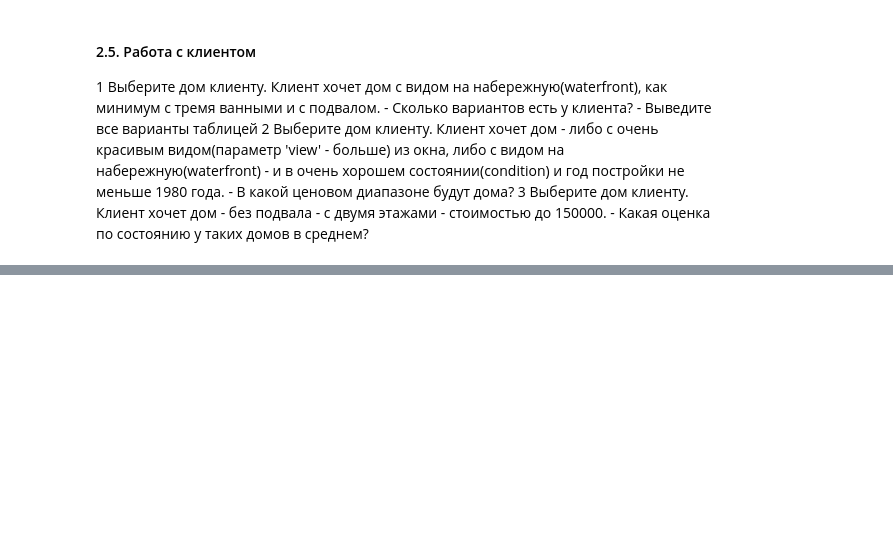
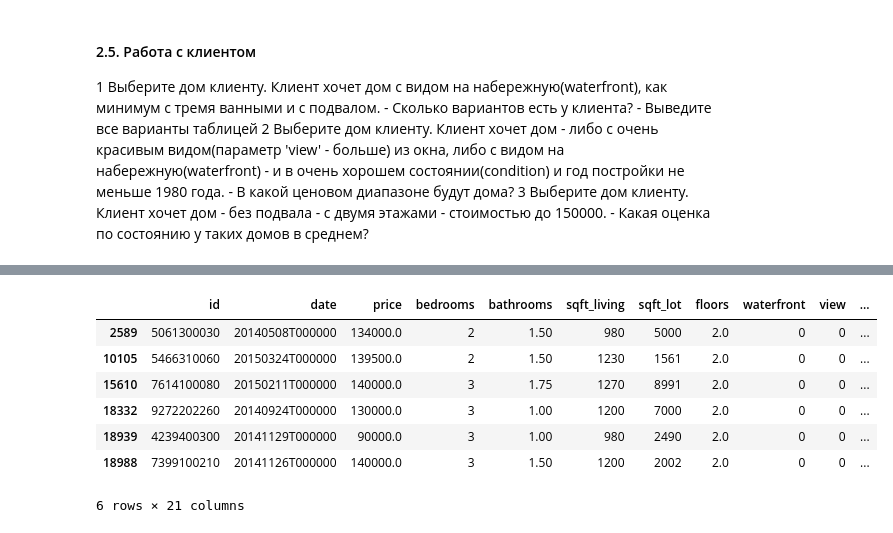
Before and after one commit to Nelli25/lesson_01_pa, a Jupyter notebook: Lesson_02/HomeWork_02.ipynb, the cells around one changed output, grey strips where cells are left out. Cells and saved outputs as stored; diff of their text form; code cells hidden in the pictures; blank space fills up the shorter version.

```diff
--- a/Lesson_02/HomeWork_02.ipynb
+++ b/Lesson_02/HomeWork_02.ipynb
@@ -196,0 +217,11 @@ p10 - p4
+# %%
+df[(df['sqft_basement'] == 0) & (df['floors'] == 2) & (df['price'] < 150000)].head(6)
+# %% [output]
+|  | id | date | price | bedrooms | bathrooms | sqft_living | sqft_lot | floors | waterfront | view | ... |
+| 2589 | 5061300030 | 20140508T000000 | 134000.0 | 2 | 1.50 | 980 | 5000 | 2.0 | 0 | 0 | ... |
+| 10105 | 5466310060 | 20150324T000000 | 139500.0 | 2 | 1.50 | 1230 | 1561 | 2.0 | 0 | 0 | ... |
+| 15610 | 7614100080 | 20150211T000000 | 140000.0 | 3 | 1.75 | 1270 | 8991 | 2.0 | 0 | 0 | ... |
+| 18332 | 9272202260 | 20140924T000000 | 130000.0 | 3 | 1.00 | 1200 | 7000 | 2.0 | 0 | 0 | ... |
+| 18939 | 4239400300 | 20141129T000000 | 90000.0 | 3 | 1.00 | 980 | 2490 | 2.0 | 0 | 0 | ... |
+| 18988 | 7399100210 | 20141126T000000 | 140000.0 | 3 | 1.50 | 1200 | 2002 | 2.0 | 0 | 0 | ... |
+6 rows × 21 columns
```
Also changed, not shown: parts of 2 cells of this notebook, 1 other file.
